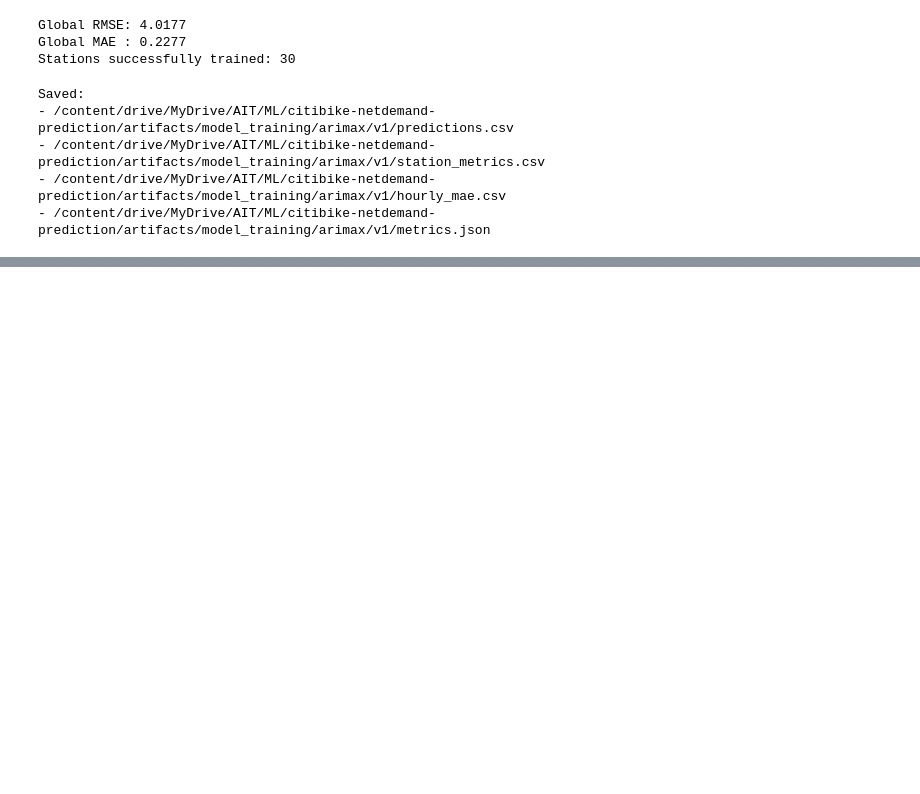
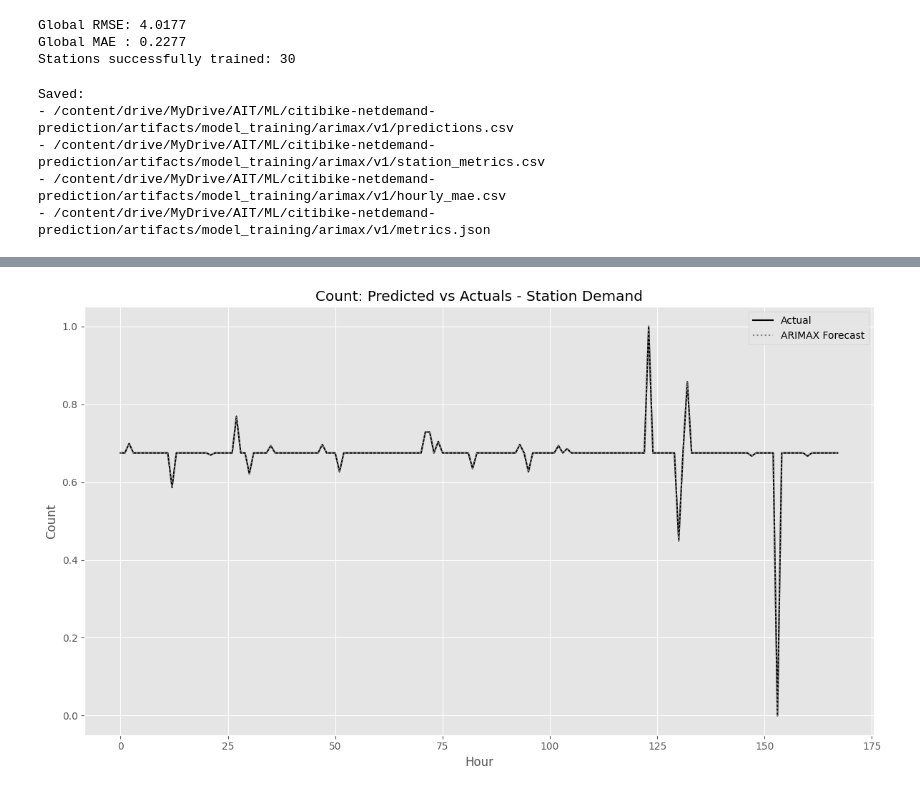
Before and after one commit to thet-htun-swe/SPATIO-TEMPORAL-DEMAND-FORECASTING-FOR-MICRO-MOBILITY-REBALANCING, a Jupyter notebook: notebooks/model_training/train_arimax_v1.ipynb, the cells around one changed output, grey strips where cells are left out. Cells and saved outputs as stored; diff of their text form; code cells hidden in the pictures; blank space fills up the shorter version.

```diff
--- a/notebooks/model_training/train_arimax_v1.ipynb
+++ b/notebooks/model_training/train_arimax_v1.ipynb
@@ -251,0 +299,20 @@ Saved:
+# %%
+# 3) Count-like hourly shape plot (first 168 test hours, normalized)
+w = pred_df.sort_values("datetime_hour").head(168).copy()
+a = w["y_true"].to_numpy(float)
+p = w["y_pred"].to_numpy(float)
+
+def mm(x):
+    return (x - x.min()) / (x.max() - x.min() + 1e-12)
+
+plt.figure(figsize=(12,7))
+plt.plot(np.arange(len(a)), mm(a), color="black", label="Actual")
+plt.plot(np.arange(len(p)), mm(p), linestyle=":", color="gray", linewidth=1.5, label="ARIMAX Forecast")
+plt.title("Count: Predicted vs Actuals - Station Demand")
+plt.xlabel("Hour")
+plt.ylabel("Count")
+plt.legend()
+plt.tight_layout()
+plt.show()
+# %% [output]
+[figure, added]
```
Also changed, not shown: parts of 5 cells of this notebook.
